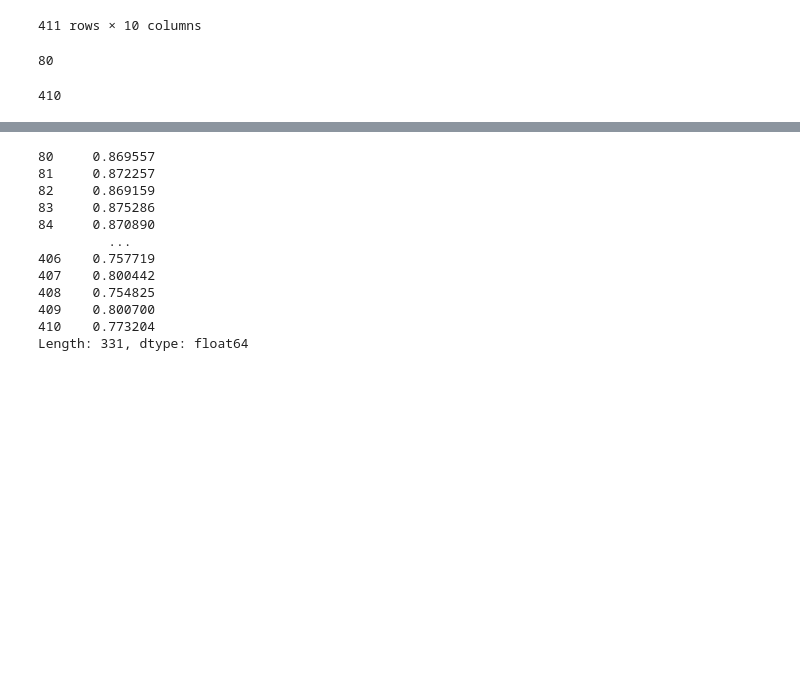
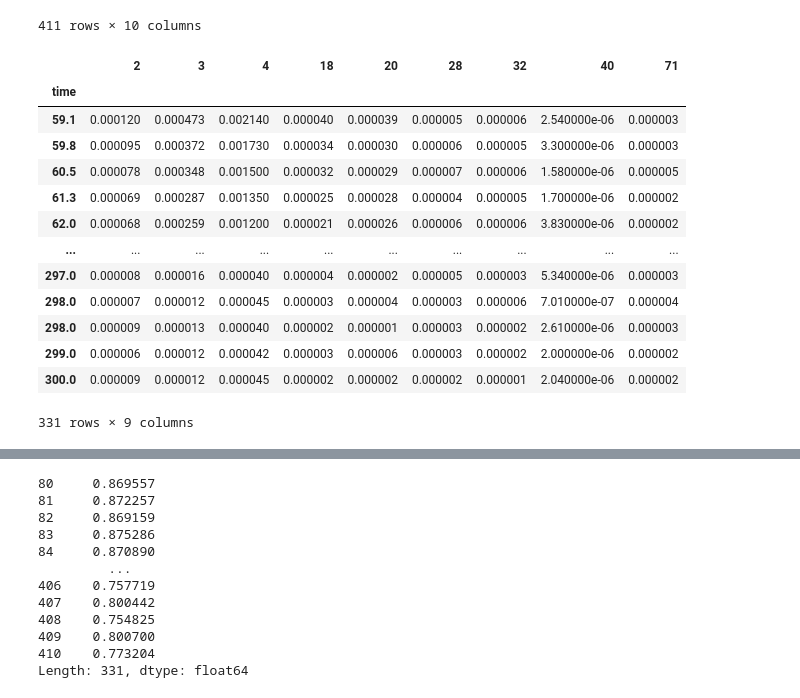
Before and after one commit to wearenothing/mds, a Jupyter notebook: work/retention_ratio_calculation.ipynb, the cells around one changed output, grey strips where cells are left out. Cells and saved outputs as stored; diff of their text form; code cells hidden in the pictures; blank space fills up the shorter version.

```diff
--- a/work/retention_ratio_calculation.ipynb
+++ b/work/retention_ratio_calculation.ipynb
@@ -24,14 +29,6 @@ mass_spec
 | 409 | 299.000 | 0.000006 | 0.000012 | 0.000042 | 0.000003 | 0.000006 | 0.000003 | 0.000002 | 2.000000e-06 | 2.130000e-06 |
 | 410 | 300.000 | 0.000009 | 0.000012 | 0.000045 | 0.000002 | 0.000002 | 0.000002 | 0.000001 | 2.040000e-06 | 1.980000e-06 |
 411 rows × 10 columns
-# %%
-np.abs(mass_spec['time'] - 59).idxmin()
-# %% [output]
-80
-# %%
-np.abs(mass_spec['time'] - 300).idxmin()
-# %% [output]
-410
 # %%
 #TODO:
 # 查找time值最接近59和300的下标
@@ -43,0 +42,17 @@ P = np.polyfit(timeDH, DH, 7)
+# %%
+mass_spec_be.set_index('time')
+# %% [output]
+|  | 2 | 3 | 4 | 18 | 20 | 28 | 32 | 40 | 71 |
+| time |  |  |  |  |  |  |  |  |  |
+| 59.1 | 0.000120 | 0.000473 | 0.002140 | 0.000040 | 0.000039 | 0.000005 | 0.000006 | 2.540000e-06 | 0.000003 |
+| 59.8 | 0.000095 | 0.000372 | 0.001730 | 0.000034 | 0.000030 | 0.000006 | 0.000005 | 3.300000e-06 | 0.000003 |
+| 60.5 | 0.000078 | 0.000348 | 0.001500 | 0.000032 | 0.000029 | 0.000007 | 0.000006 | 1.580000e-06 | 0.000005 |
+| 61.3 | 0.000069 | 0.000287 | 0.001350 | 0.000025 | 0.000028 | 0.000004 | 0.000005 | 1.700000e-06 | 0.000002 |
+| 62.0 | 0.000068 | 0.000259 | 0.001200 | 0.000021 | 0.000026 | 0.000006 | 0.000006 | 3.830000e-06 | 0.000002 |
+| ... | ... | ... | ... | ... | ... | ... | ... | ... | ... |
+| 297.0 | 0.000008 | 0.000016 | 0.000040 | 0.000004 | 0.000002 | 0.000005 | 0.000003 | 5.340000e-06 | 0.000003 |
+| 298.0 | 0.000007 | 0.000012 | 0.000045 | 0.000003 | 0.000004 | 0.000003 | 0.000006 | 7.010000e-07 | 0.000004 |
+| 298.0 | 0.000009 | 0.000013 | 0.000040 | 0.000002 | 0.000001 | 0.000003 | 0.000002 | 2.610000e-06 | 0.000003 |
+| 299.0 | 0.000006 | 0.000012 | 0.000042 | 0.000003 | 0.000006 | 0.000003 | 0.000002 | 2.000000e-06 | 0.000002 |
+| 300.0 | 0.000009 | 0.000012 | 0.000045 | 0.000002 | 0.000002 | 0.000002 | 0.000001 | 2.040000e-06 | 0.000002 |
+331 rows × 9 columns
```
Also changed, not shown: parts of 10 cells of this notebook, 5 other files.
